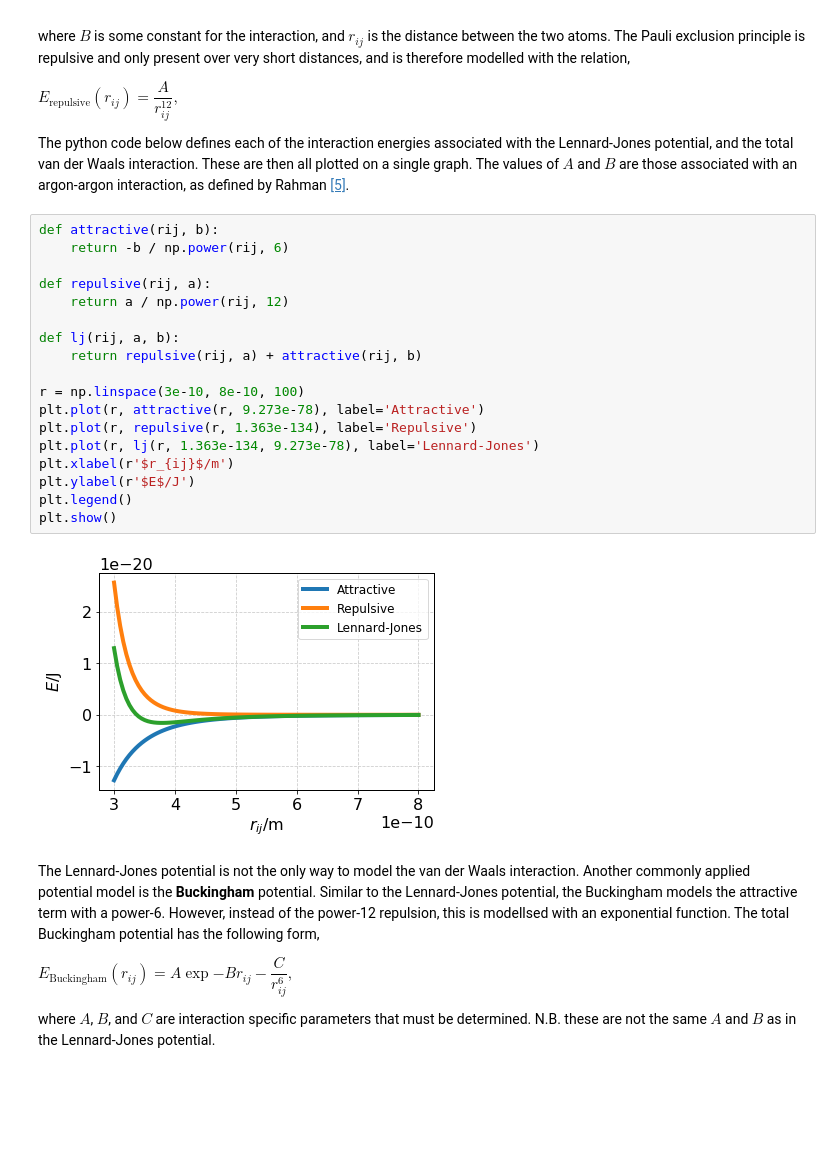
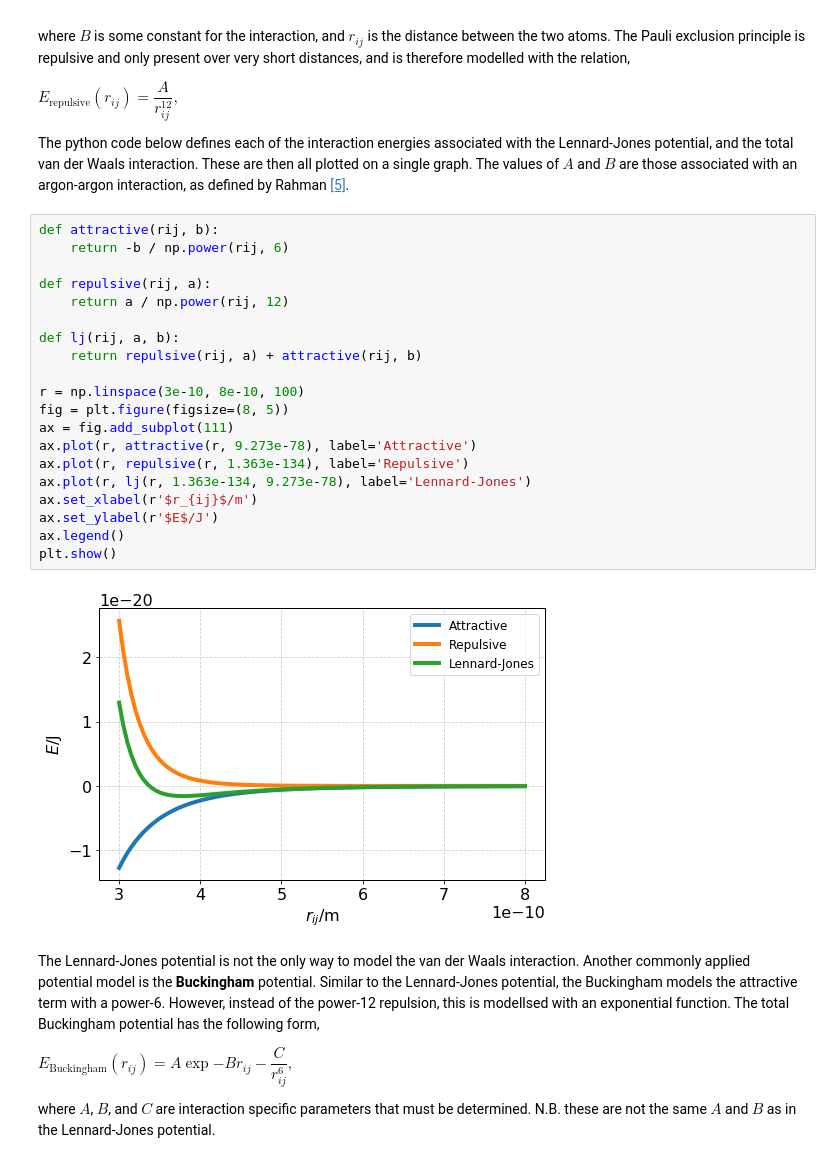
Before and after one commit to timsnow/sim_and_scat, a Jupyter notebook: notebooks_plain/02_episode.ipynb, the cells around one changed output. Saved outputs shown, nothing was run; the diff lists cells and outputs as text; blank space fills up the shorter version.

```diff
--- a/notebooks_plain/02_episode.ipynb
+++ b/notebooks_plain/02_episode.ipynb
@@ -99,23 +101,25 @@ The values of $A$ and $B$ are those associated with an argon-argon interaction,
 # %%
 def attractive(rij, b):
     return -b / np.power(rij, 6)
 
 def repulsive(rij, a):
     return a / np.power(rij, 12)
 
 def lj(rij, a, b):
     return repulsive(rij, a) + attractive(rij, b)
 
 r = np.linspace(3e-10, 8e-10, 100)
-plt.plot(r, attractive(r, 9.273e-78), label='Attractive')
-plt.plot(r, repulsive(r, 1.363e-134), label='Repulsive')
-plt.plot(r, lj(r, 1.363e-134, 9.273e-78), label='Lennard-Jones')
-plt.xlabel(r'$r_{ij}$/m')
-plt.ylabel(r'$E$/J')
-plt.legend()
+fig = plt.figure(figsize=(8, 5))
+ax = fig.add_subplot(111)
+ax.plot(r, attractive(r, 9.273e-78), label='Attractive')
+ax.plot(r, repulsive(r, 1.363e-134), label='Repulsive')
+ax.plot(r, lj(r, 1.363e-134, 9.273e-78), label='Lennard-Jones')
+ax.set_xlabel(r'$r_{ij}$/m')
+ax.set_ylabel(r'$E$/J')
+ax.legend()
 plt.show()
 # %% [output]
-[figure, old version]
+[figure, new version]
 # %% [markdown]
 The Lennard-Jones potential is not the only way to model the van der Waals interaction.
 Another commonly applied potential model is the **Buckingham** potential.
```
Also changed, not shown: parts of 5 cells of this notebook.
